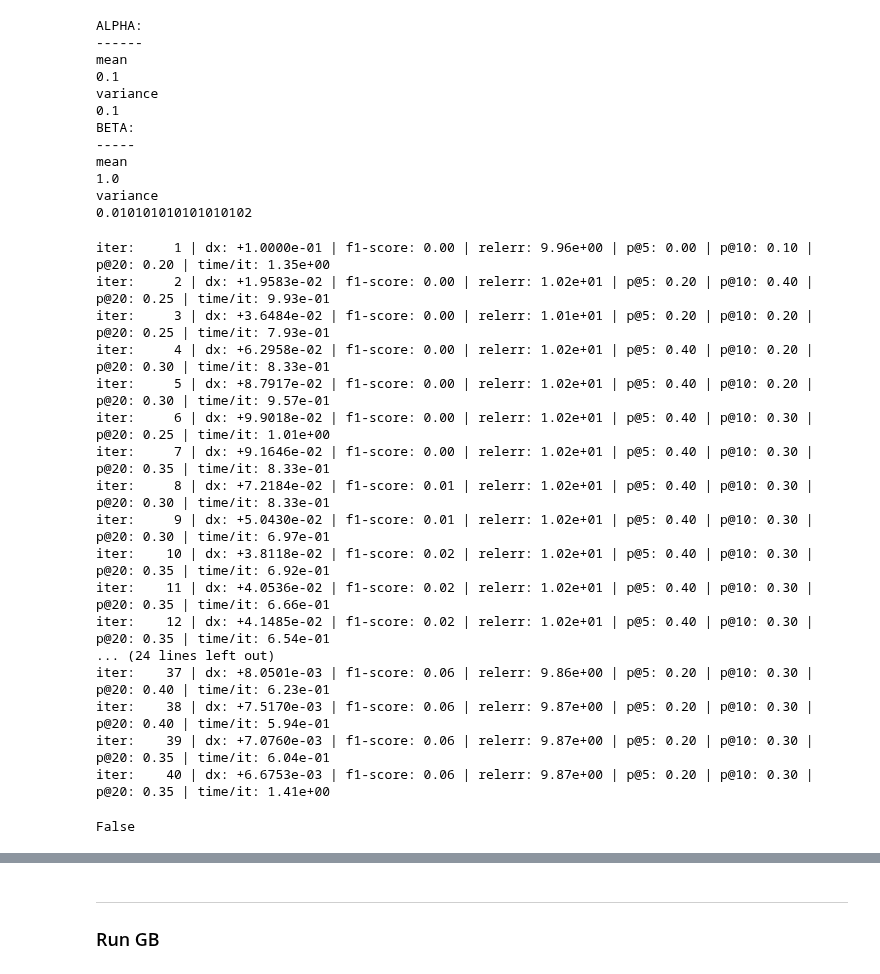
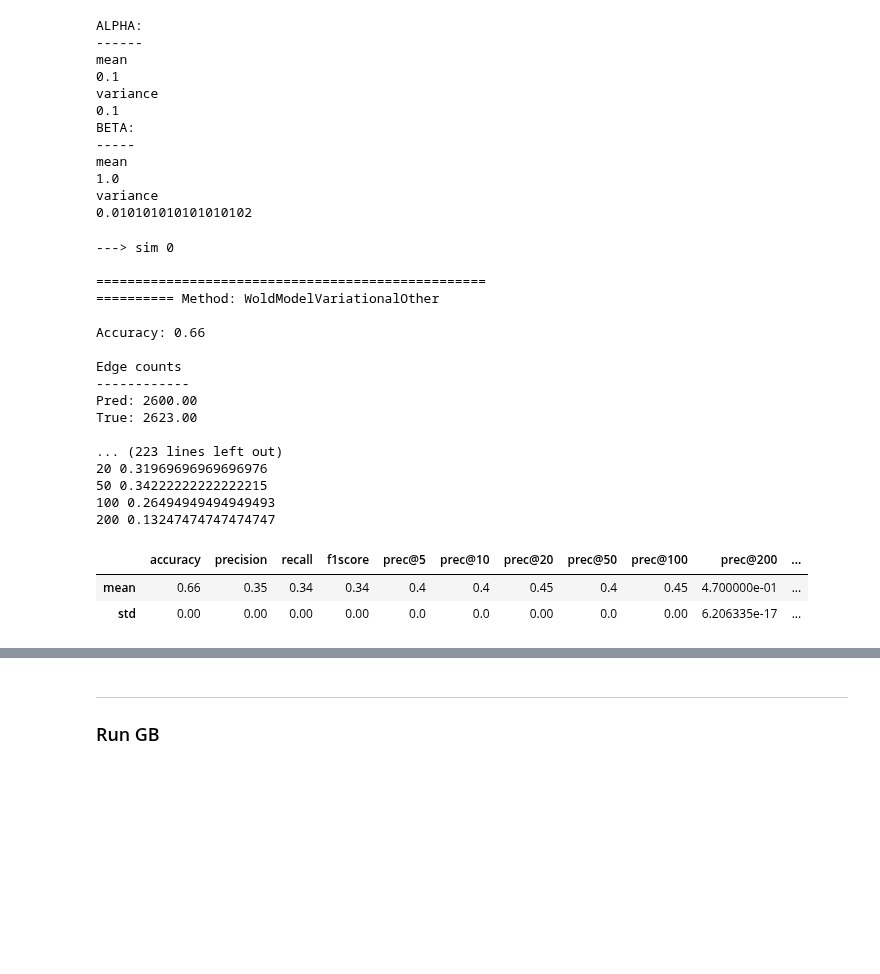
Before and after one commit to trouleau/var-wold, a Jupyter notebook: notebook/real-datasets/1-wt-email-Eu-core.ipynb, the cells around one changed output, grey strips where cells are left out. Drawn from its saved outputs; the diff is of its cells as text; code cells hidden in the pictures; blank space fills up the shorter version.

Commit message:
Email EU hyper param sweep for server

```diff
--- a/notebook/real-datasets/1-wt-email-Eu-core.ipynb
+++ b/notebook/real-datasets/1-wt-email-Eu-core.ipynb
@@ -251,7 +252,7 @@ bs_pr = 101.0 * np.ones((dim, dim))
 br_pr = 100.0 * np.ones((dim, dim))
 
 # prior: Z
-zc_pr = [1.0 * np.ones((len(events[i]), dim+1)) for i in range(dim)]
+zc_pr = [1.0 * np.ones((len(train_events[i]), dim+1)) for i in range(dim)]
 
 print('ALPHA:')
 print('------')
@@ -286,34 +287,56 @@ vi_model.observe(events)
 # %%
-# Set callback (parameters of callback are just the posterior mean of alpha)
-callback = tsvar.utils.callbacks.LearnerCallbackMLE(
-    x0=(as_pr[1:,:] / ar_pr[1:,:]).flatten(), print_every=1,
-    coeffs_true=adjacency_true.flatten(),
-    acc_thresh=0.05, dim=dim,
-    widgets={'f1score', 'relerr', 'prec@5', 'prec@10', 'prec@20'},
-    default_end='\n')
+vi_res_dict = {}
 
-# Fit model
-vi_model.fit(as_pr=as_pr, ar_pr=ar_pr, bs_pr=bs_pr, br_pr=br_pr, zc_pr=zc_pr,
-          max_iter=40, tol=1e-5, callback=callback)
+for i in range(5):
+    print('---> sim', i)
+
+    # Set callback (parameters of callback are just the posterior mean of alpha)
+    callback = tsvar.utils.callbacks.LearnerCallbackMLE(
+        x0=(as_pr[1:,:] / ar_pr[1:,:]).flatten(), print_every=100,
+        coeffs_true=adjacency_true.flatten(),
+        acc_thresh=0.05, dim=dim,
+        widgets={'f1score', 'relerr', 'prec@5', 'prec@10', 'prec@20'},
+        default_end='\n')
+
+    # Fit model
+    vi_model.fit(as_pr=as_pr, ar_pr=ar_pr, bs_pr=bs_pr, br_pr=br_pr, zc_pr=zc_pr,
+              max_iter=100, tol=1e-3, callback=callback)
+
+    # Extract adjacency mean
+    vi_adj_hat = vi_model._as_po[1:, :] / vi_model._ar_po[1:, :]
+
+    # Find suitable threshold for the scale of the data
+    vi_adj_hat_flat = vi_adj_hat.flatten()
+    thresh = vi_adj_hat_flat[np.argsort(vi_adj_hat_flat)[::-1][2600]]
+
+    vi_res_dict[i] = experiments_utils.print_report(
+        name=type(vi_model).__name__, adj_hat=vi_adj_hat, adj_true=adjacency_true, thresh=thresh);
+    vi_res_dict[i]['threshold'] = thresh
 # %% [output]
-iter:     1 | dx: +1.0000e-01 | f1-score: 0.00 | relerr: 9.96e+00 | p@5: 0.00 | p@10: 0.10 | p@20: 0.20 | time/it: 1.35e+00
-iter:     2 | dx: +1.9583e-02 | f1-score: 0.00 | relerr: 1.02e+01 | p@5: 0.20 | p@10: 0.40 | p@20: 0.25 | time/it: 9.93e-01
-iter:     3 | dx: +3.6484e-02 | f1-score: 0.00 | relerr: 1.01e+01 | p@5: 0.20 | p@10: 0.20 | p@20: 0.25 | time/it: 7.93e-01
-iter:     4 | dx: +6.2958e-02 | f1-score: 0.00 | relerr: 1.02e+01 | p@5: 0.40 | p@10: 0.20 | p@20: 0.30 | time/it: 8.33e-01
-iter:     5 | dx: +8.7917e-02 | f1-score: 0.00 | relerr: 1.02e+01 | p@5: 0.40 | p@10: 0.20 | p@20: 0.30 | time/it: 9.57e-01
-iter:     6 | dx: +9.9018e-02 | f1-score: 0.00 | relerr: 1.02e+01 | p@5: 0.40 | p@10: 0.30 | p@20: 0.25 | time/it: 1.01e+00
-iter:     7 | dx: +9.1646e-02 | f1-score: 0.00 | relerr: 1.02e+01 | p@5: 0.40 | p@10: 0.30 | p@20: 0.35 | time/it: 8.33e-01
-iter:     8 | dx: +7.2184e-02 | f1-score: 0.01 | relerr: 1.02e+01 | p@5: 0.40 | p@10: 0.30 | p@20: 0.30 | time/it: 8.33e-01
-iter:     9 | dx: +5.0430e-02 | f1-score: 0.01 | relerr: 1.02e+01 | p@5: 0.40 | p@10: 0.30 | p@20: 0.30 | time/it: 6.97e-01
-iter:    10 | dx: +3.8118e-02 | f1-score: 0.02 | relerr: 1.02e+01 | p@5: 0.40 | p@10: 0.30 | p@20: 0.35 | time/it: 6.92e-01
-iter:    11 | dx: +4.0536e-02 | f1-score: 0.02 | relerr: 1.02e+01 | p@5: 0.40 | p@10: 0.30 | p@20: 0.35 | time/it: 6.66e-01
-iter:    12 | dx: +4.1485e-02 | f1-score: 0.02 | relerr: 1.02e+01 | p@5: 0.40 | p@10: 0.30 | p@20: 0.35 | time/it: 6.54e-01
-... (24 lines left out)
-iter:    37 | dx: +8.0501e-03 | f1-score: 0.06 | relerr: 9.86e+00 | p@5: 0.20 | p@10: 0.30 | p@20: 0.40 | time/it: 6.23e-01
-iter:    38 | dx: +7.5170e-03 | f1-score: 0.06 | relerr: 9.87e+00 | p@5: 0.20 | p@10: 0.30 | p@20: 0.40 | time/it: 5.94e-01
-iter:    39 | dx: +7.0760e-03 | f1-score: 0.06 | relerr: 9.87e+00 | p@5: 0.20 | p@10: 0.30 | p@20: 0.35 | time/it: 6.04e-01
-iter:    40 | dx: +6.6753e-03 | f1-score: 0.06 | relerr: 9.87e+00 | p@5: 0.20 | p@10: 0.30 | p@20: 0.35 | time/it: 1.41e+00
+---> sim 0
+
+==================================================
+========== Method: WoldModelVariationalOther
+
+Accuracy: 0.66
+
+Edge counts
+------------
+Pred: 2600.00
+True: 2623.00
+
+... (223 lines left out)
+20 0.31969696969696976
+50 0.34222222222222215
+100 0.26494949494949493
+200 0.13247474747474747
-False
+# %%
+vi_res_df = pd.DataFrame(vi_res_dict).T
+pd.DataFrame([vi_res_df.mean().round(2), vi_res_df.std()], index=['mean', 'std'])
+# %% [output]
+|  | accuracy | precision | recall | f1score | prec@5 | prec@10 | prec@20 | prec@50 | prec@100 | prec@200 | ... |
+| mean | 0.66 | 0.35 | 0.34 | 0.34 | 0.4 | 0.4 | 0.45 | 0.4 | 0.45 | 4.700000e-01 | ... |
+| std | 0.00 | 0.00 | 0.00 | 0.00 | 0.0 | 0.0 | 0.00 | 0.0 | 0.00 | 6.206335e-17 | ... |
 # %%
 mu_hat = vi_model._as_po[0, :] / vi_model._ar_po[0, :]
 adj_hat = vi_model._as_po[1:, :] / vi_model._ar_po[1:, :]
```
Also changed, not shown: parts of 14 cells of this notebook, 1 other file.
